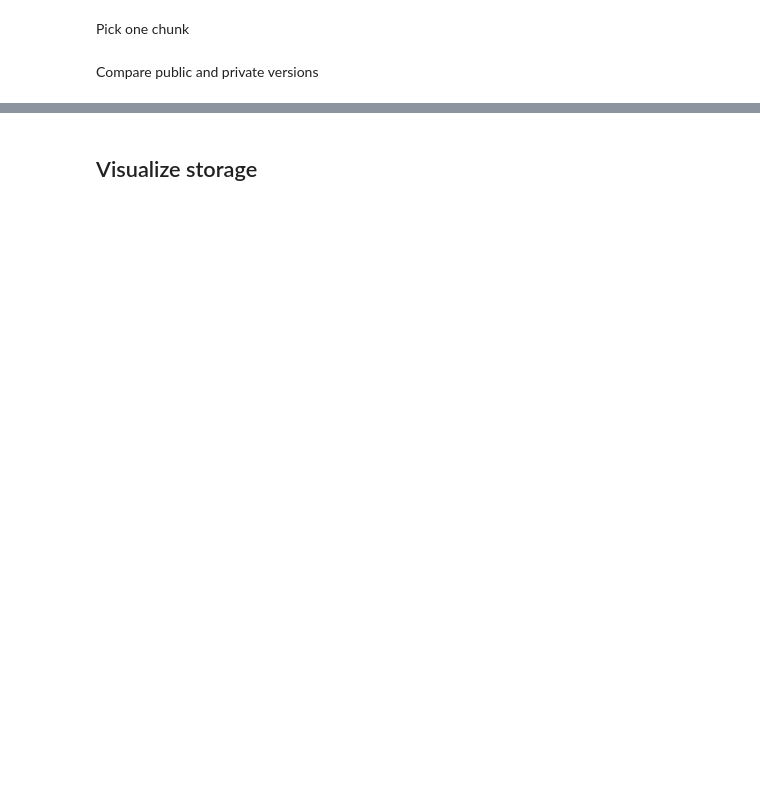
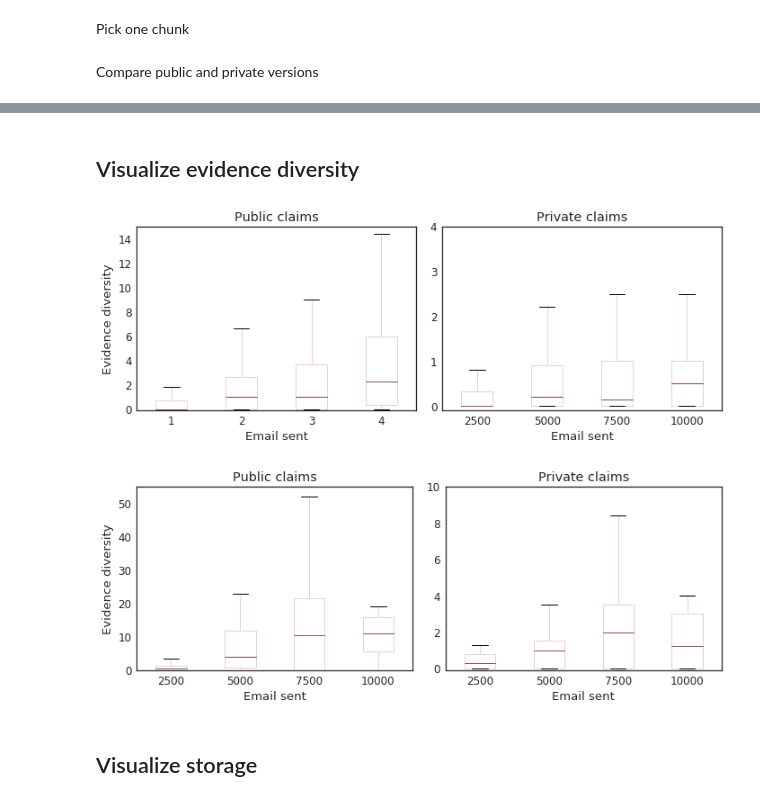
Before and after one commit to claimchain/claimchain-simulations, a Jupyter notebook: notebooks/run_scenarios.ipynb, the cells around one changed output, grey strips where cells are left out. Saved outputs shown, nothing was run; the diff lists cells and outputs as text; code cells hidden in the pictures; blank space fills up the shorter version.

```diff
--- a/notebooks/run_scenarios.ipynb
+++ b/notebooks/run_scenarios.ipynb
@@ -345,2 +501,68 @@ display(pd.concat({'global': a, 'userset': b}, axis=1))
+# %% [markdown]
+## Visualize evidence diversity
+# %%
+private_diversity_data_userset = get_average_diversity_data(
+    private_report, LOG_CHUNK_SIZE, batch_size=2500, mask=(
+        private_report.participants_type_data==ParticipantsTypes.userset))
+
+private_diversity_data_global = get_average_diversity_data(
+    private_report, LOG_CHUNK_SIZE, batch_size=2500)
+
+public_diversity_data_userset = get_average_diversity_data(
+    public_report, LOG_CHUNK_SIZE, batch_size=2500, mask=(
+        public_report.participants_type_data==ParticipantsTypes.userset))
+
+public_diversity_data_global = get_average_diversity_data(
+    public_report, LOG_CHUNK_SIZE, batch_size=2500)
+# %%
+fig, axes = plt.subplots(nrows=1, ncols=2)
+fig.set_tight_layout(tight=True)
+fig.set_figwidth(10)
+
+ax = axes[0]
+ax.set_xlabel("Email sent")
+ax.set_ylabel("Evidence diversity")
+ax.set_title('Public claims')
+ax.set_ylim(-0.1, 15)
+
+public_diversity_data_global.plot.box(ax=ax)
+
+import matplotlib
+ax.get_xaxis().set_major_formatter(matplotlib.ticker.ScalarFormatter())
+
+ax = axes[1]
+ax.set_xlabel("Email sent")
+ax.set_title('Private claims')
+ax.set_ylim(-0.1, 4)
+
+private_diversity_data_global.plot.box(ax=ax)
+
+fig.savefig('images/diversity_global.pdf')
+
+fig, axes = plt.subplots(nrows=1, ncols=2)
+fig.set_tight_layout(tight=True)
+fig.set_figwidth(10)
+
+ax = axes[0]
+ax.set_xlabel("Email sent")
+ax.set_ylabel("Evidence diversity")
+ax.set_title('Public claims')
+ax.set_ylim(-0.1, 55)
+
+public_diversity_data_userset.plot.box(ax=ax)
+
+ax = axes[1]
+ax.set_xlabel("Email sent")
+ax.set_title('Private claims')
+ax.set_ylim(-0.1, 10)
+
+private_diversity_data_userset.plot.box(ax=ax)
+
+fig.savefig('images/diversity_userset.pdf')
+
+plt.show()
+# %% [output]
+[figure, added]
+[figure, added]
 # %% [markdown]
 ## Visualize storage
```
Also changed, not shown: parts of 31 cells of this notebook, 10 other files.
